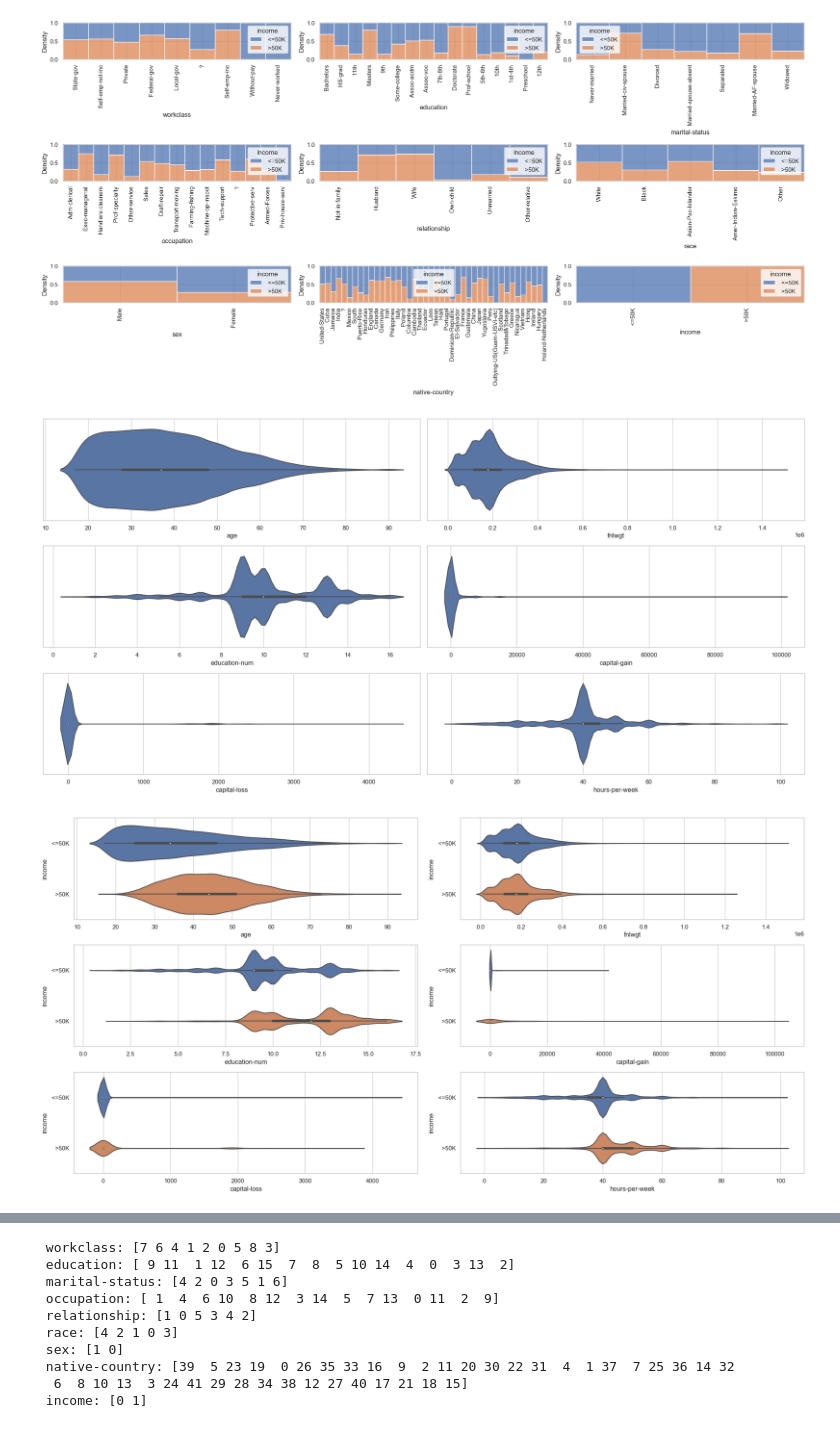
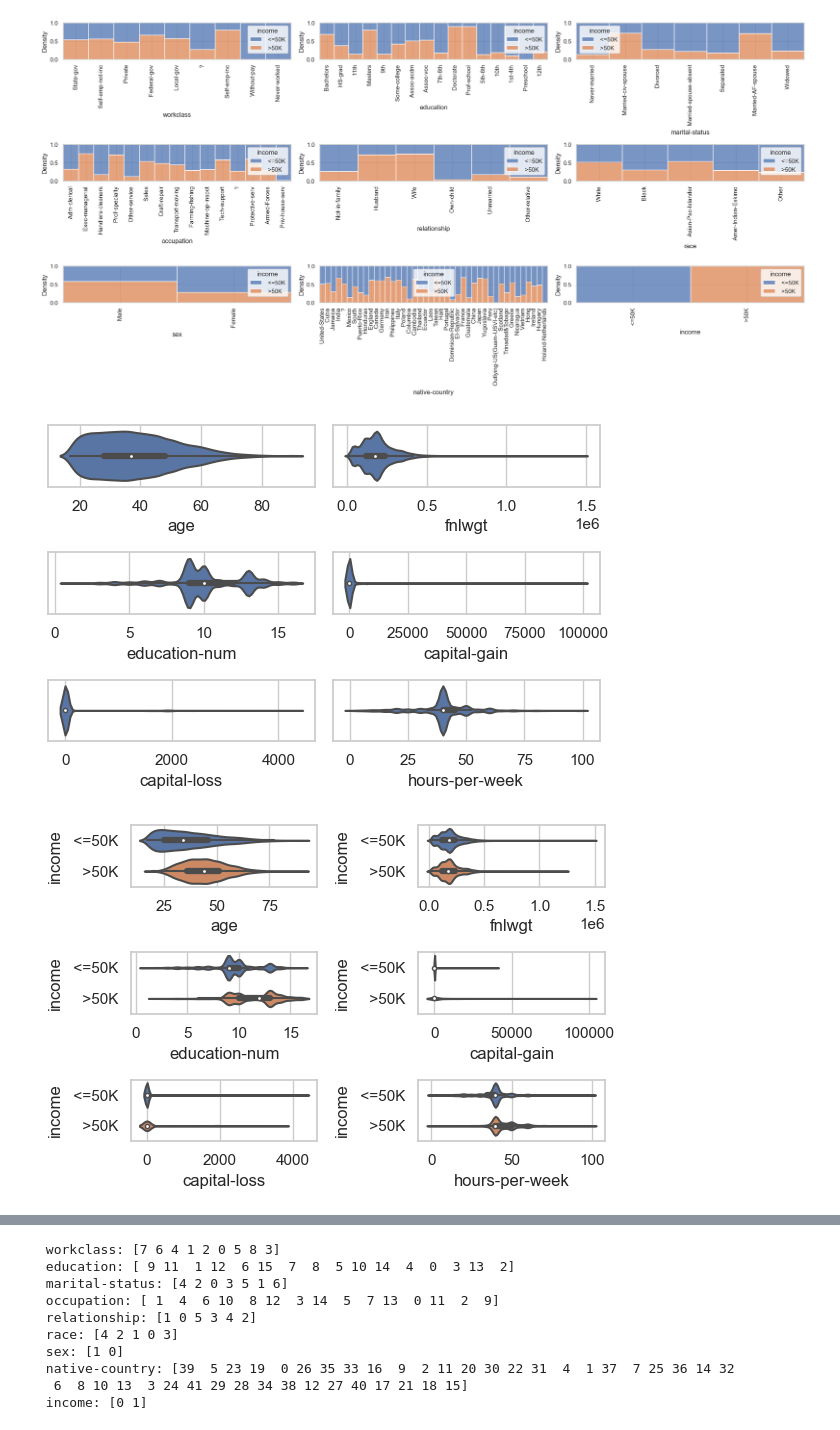
Before and after one commit to parsakzr/ytuce-datamining-project, a Jupyter notebook: notebook.ipynb, the cells around one changed output, grey strips where cells are left out. Drawn from its saved outputs; the diff is of its cells as text; code cells hidden in the pictures.

```diff
--- a/notebook.ipynb
+++ b/notebook.ipynb
@@ -56,6 +49,11 @@ df.describe()
 # %%
-cat_vars = ['workclass', 'education', 'marital-status', 'occupation', 'relationship', 'race', 'sex', 'native-country', 'income']
-num_vars = ['age', 'fnlwgt', 'education-num', 'capital-gain', 'capital-loss', 'hours-per-week']
+# cat_vars = ['workclass', 'education', 'marital-status', 'occupation', 'relationship', 'race', 'sex', 'native-country', 'income']
+# num_vars = ['age', 'fnlwgt', 'capital-gain', 'capital-loss', 'hours-per-week']
+cat_vars = list(df.select_dtypes(include=['object']).columns)
+num_vars = list(df.select_dtypes(include=['int64']).columns)
+
+print(f'{cat_vars=}')
+print(f'{num_vars=}')
 
 df_categorial = df[cat_vars]
 df_numerical = df[num_vars]
@@ -88,19 +91,19 @@ plt.show()
 # %% [output]
 [figure]
 # %%
-fig, ax = plt.subplots(3, 2, figsize=(20, 10))
+fig, ax = plt.subplots(3, 2, figsize=(6, 4))
 axs = ax.flatten()
 
 for i, var in enumerate(num_vars):
     sns.violinplot(x=var, data=df_numerical, ax=axs[i])
 
 fig.tight_layout()
 
 plt.show()
 # %% [output]
-[figure, old version]
+[figure, new version]
 # %%
-fig, ax = plt.subplots(3, 2, figsize=(20, 10))
+fig, ax = plt.subplots(3, 2, figsize=(6, 4))
 axs = ax.flatten()
 
 for i, var in enumerate(num_vars):
@@ -110,4 +113,4 @@ fig.tight_layout()
 
 plt.show()
 # %% [output]
-[figure, old version]
+[figure, new version]
```
Also changed, not shown: parts of 27 cells of this notebook, 1 other file.
